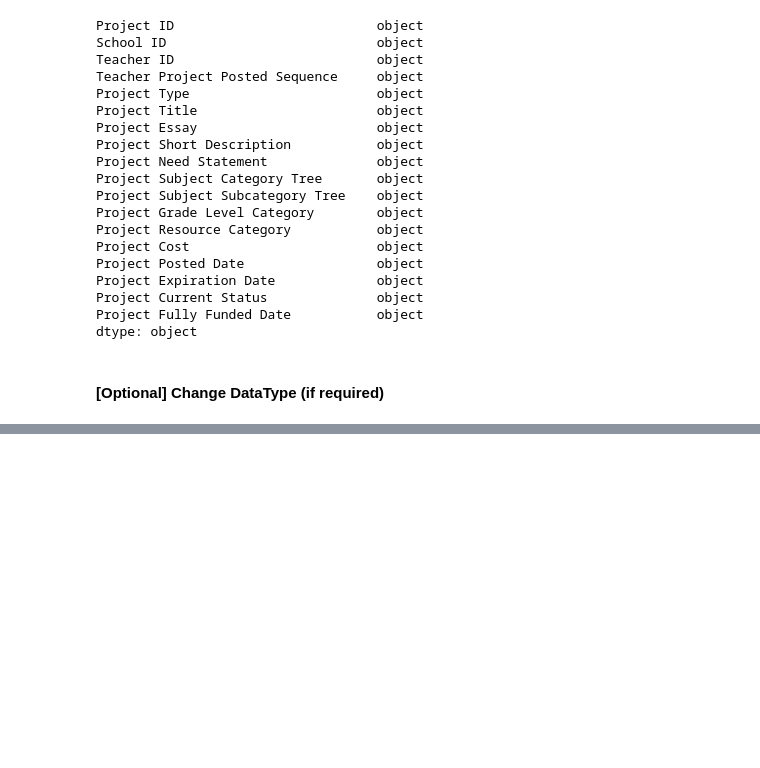
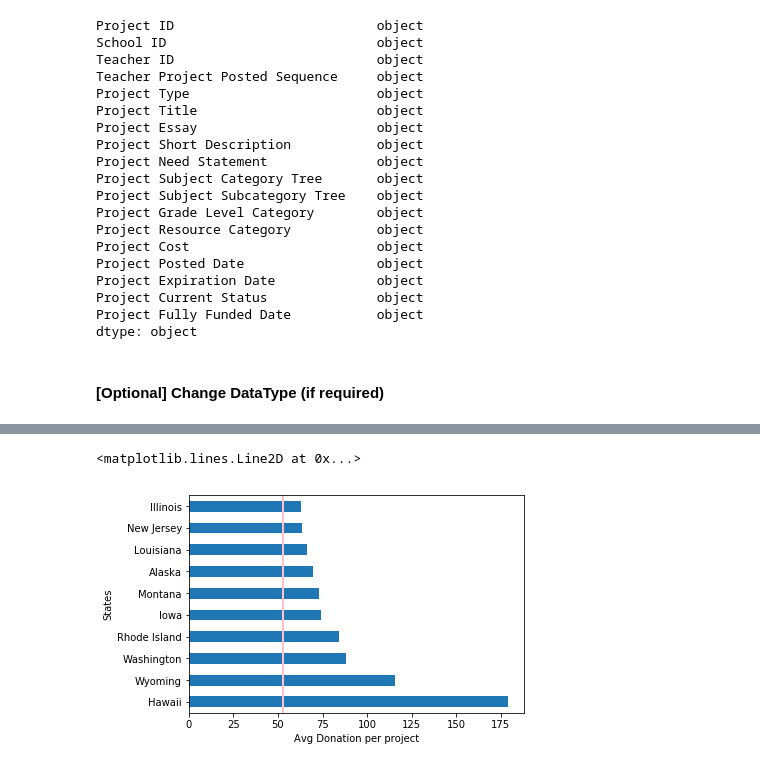
Before and after one commit to mukeshmehta/DonorsChoose-Data-Analysis, a Jupyter notebook: Donation-Analysis.ipynb, the cells around one changed output, grey strips where cells are left out. Drawn from its saved outputs; the diff is of its cells as text; code cells hidden in the pictures; blank space fills up the shorter version.

```diff
--- a/Donation-Analysis.ipynb
+++ b/Donation-Analysis.ipynb
@@ -175,0 +190,2 @@ donations["Donation Included Optional Donation"] = donations["Donation Included
+# %%
+data3 = pd.merge(data2, schools, how = "inner", on = "School ID")
@@ -175,0 +196,2 @@ donations["Donation Included Optional Donation"] = donations["Donation Included
+# %%
+data4 = pd.merge(data3, teachers, how = "inner", on = "Teacher ID")
@@ -175,0 +202,2 @@ donations["Donation Included Optional Donation"] = donations["Donation Included
+# %%
+data5 = pd.merge(data4, resources, how = "inner", on = "Project ID")
@@ -175,0 +268,3 @@ donations["Donation Included Optional Donation"] = donations["Donation Included
+# %%
+n2 = data5.groupby("School State")["Donation Amount"].mean().sort_values(ascending = False).head(10)
+n2
@@ -175,0 +284,8 @@ donations["Donation Included Optional Donation"] = donations["Donation Included
+# %%
+n2.plot.barh()
+plt.xlabel("Avg Donation per project")
+plt.ylabel("States")
+plt.axvline(data5.groupby("School State")["Donation Amount"].mean().mean(), color = "pink", linewidth = 2)
+# %% [output]
+<matplotlib.lines.Line2D at 0x...>
+[figure, added]
```
Also changed, not shown: parts of 17 cells of this notebook.
